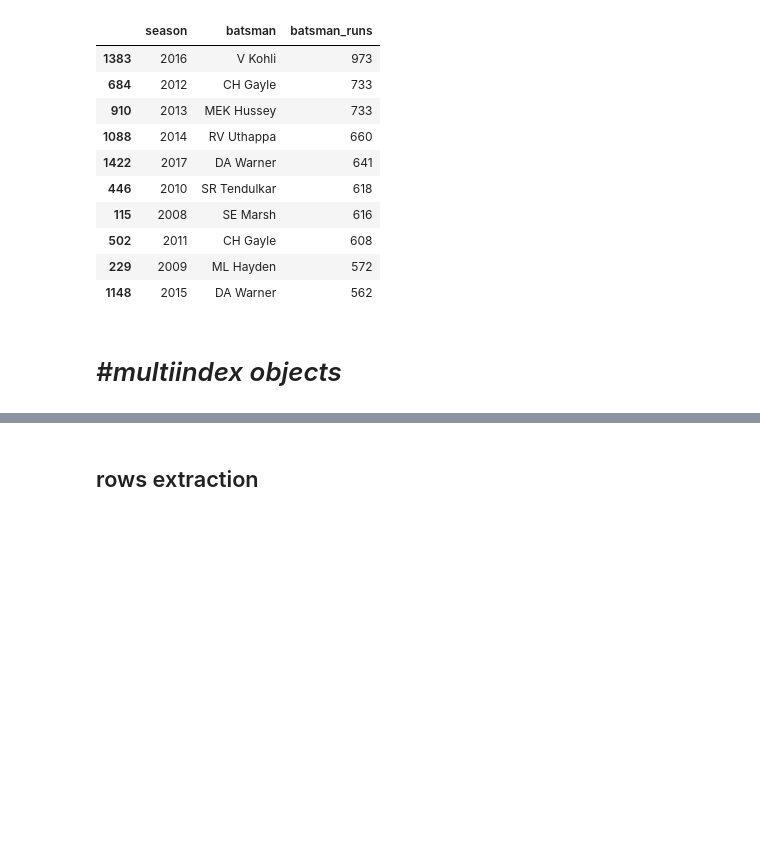
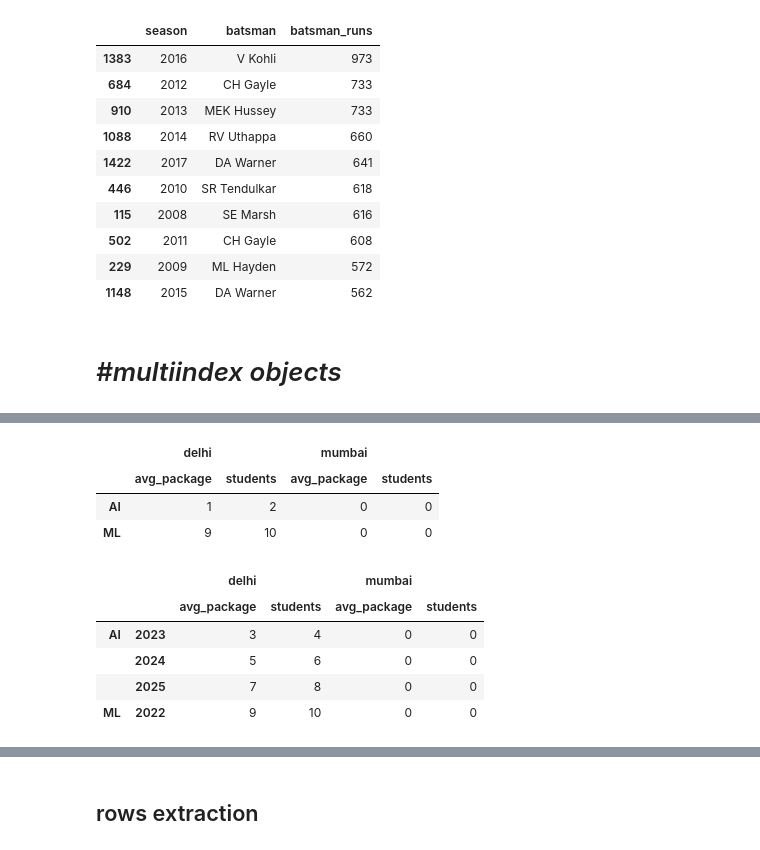
Before and after one commit to Kunalwagh107/n-python-numpy-pandas, a Jupyter notebook: pandas.ipynb, the cells around one changed output, grey strips where cells are left out. Saved outputs shown, nothing was run; the diff lists cells and outputs as text; code cells hidden in the pictures; blank space fills up the shorter version.

```diff
--- a/pandas.ipynb
+++ b/pandas.ipynb
@@ -1822,0 +1951,18 @@ a.xs('delhi',level=3) # <--- to get the deeper index
+# %%
+# fetch all rows of inner index  -> using .xs
+mdf3.xs(2022,level=1)
+# %% [output]
+|  | delhi |  | mumbai |  |
+|  | avg_package | students | avg_package | students |
+| AI | 1 | 2 | 0 | 0 |
+| ML | 9 | 10 | 0 | 0 |
+# %%
+# fetch range of rows
+mdf3.loc[('AI',2023) : ('ML',2022)]
+# %% [output]
+|  |  | delhi |  | mumbai |  |
+|  |  | avg_package | students | avg_package | students |
+| AI | 2023 | 3 | 4 | 0 | 0 |
+|  | 2024 | 5 | 6 | 0 | 0 |
+|  | 2025 | 7 | 8 | 0 | 0 |
+| ML | 2022 | 9 | 10 | 0 | 0 |
```
Also changed, not shown: parts of 46 cells of this notebook.
